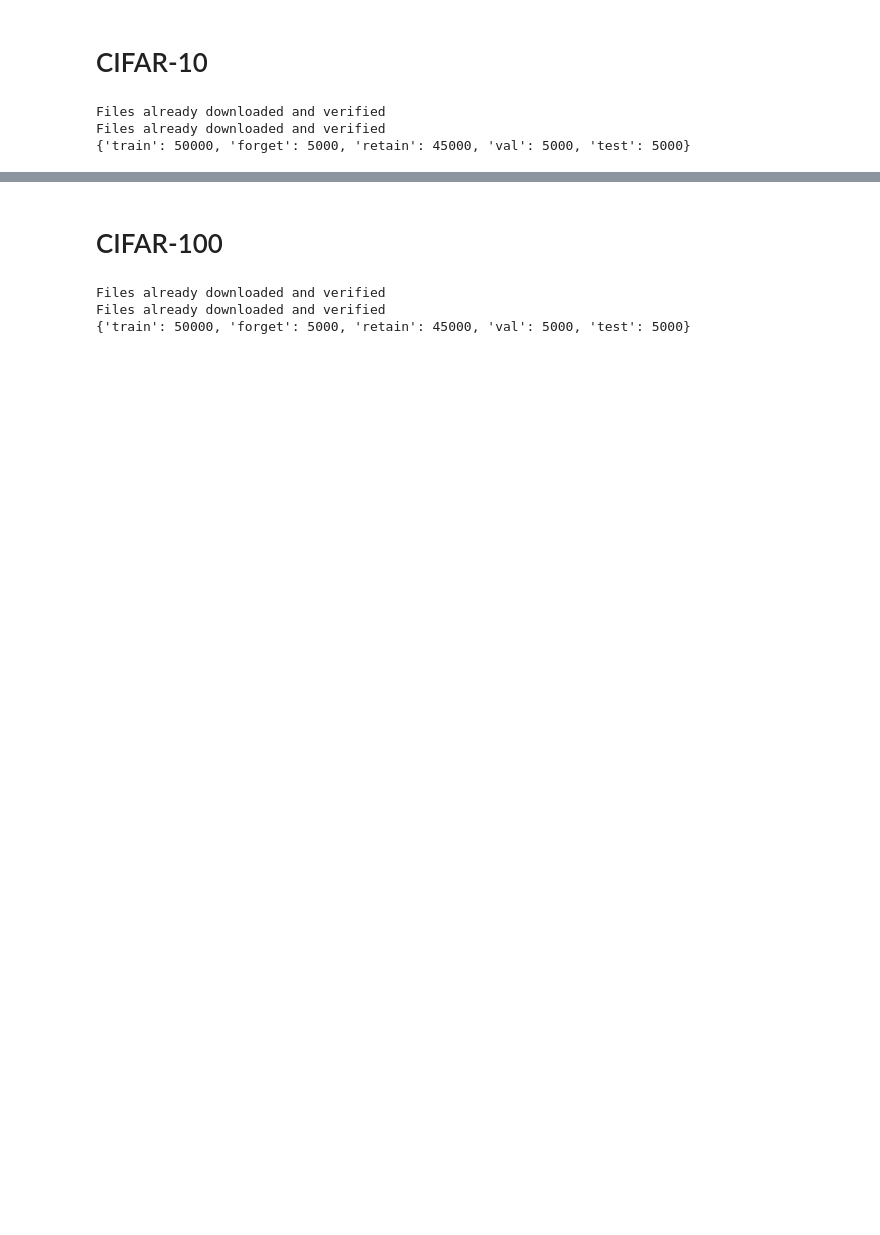
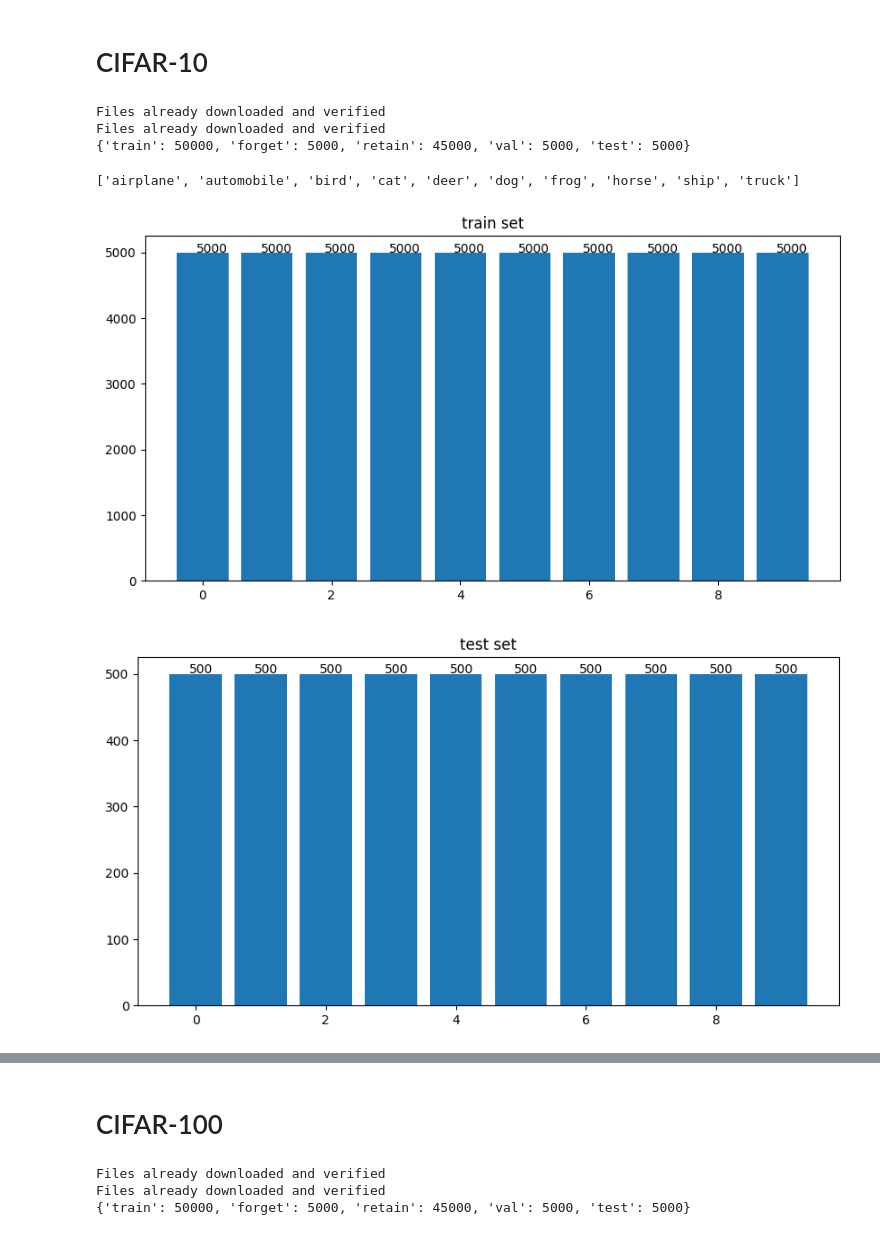
Before and after one commit to cspartalis/LoTUS, a Jupyter notebook: notebooks/simple_EDA.ipynb, the cells around one changed output, grey strips where cells are left out. Cells and saved outputs as stored; diff of their text form; code cells hidden in the pictures; blank space fills up the shorter version.

```diff
--- a/notebooks/simple_EDA.ipynb
+++ b/notebooks/simple_EDA.ipynb
@@ -20,3 +60,12 @@ print(dataset_sizes)
 Files already downloaded and verified
 Files already downloaded and verified
 {'train': 50000, 'forget': 5000, 'retain': 45000, 'val': 5000, 'test': 5000}
+# %%
+print(cifar10.classes)
+# %% [output]
+['airplane', 'automobile', 'bird', 'cat', 'deer', 'dog', 'frog', 'horse', 'ship', 'truck']
+# %%
+plot_samples_per_class(cifar10)
+# %% [output]
+[figure, added]
+[figure, added]
```
Also changed, not shown: parts of 9 cells of this notebook, 3 other files.
